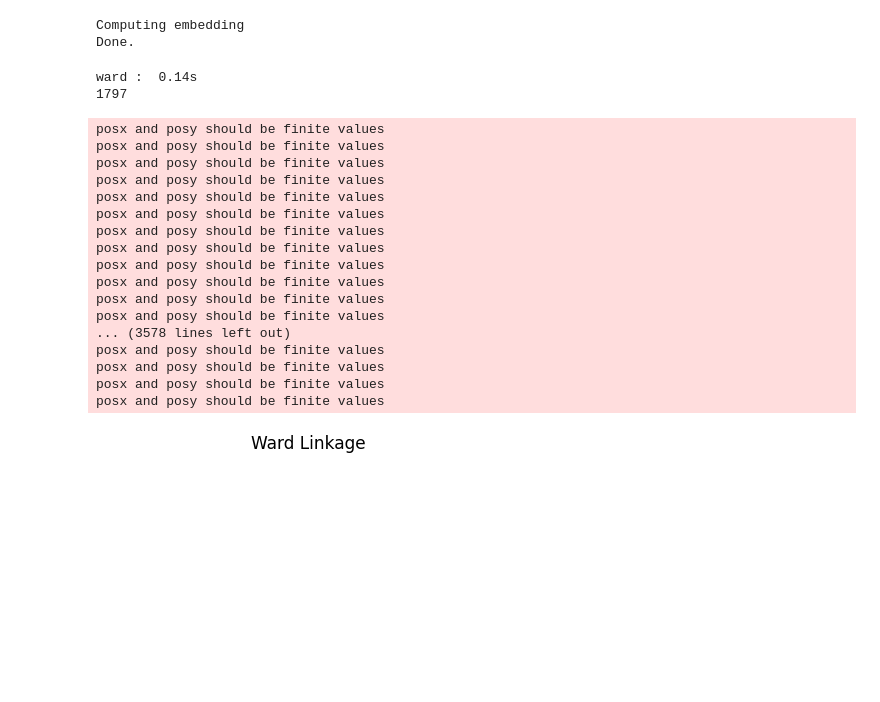
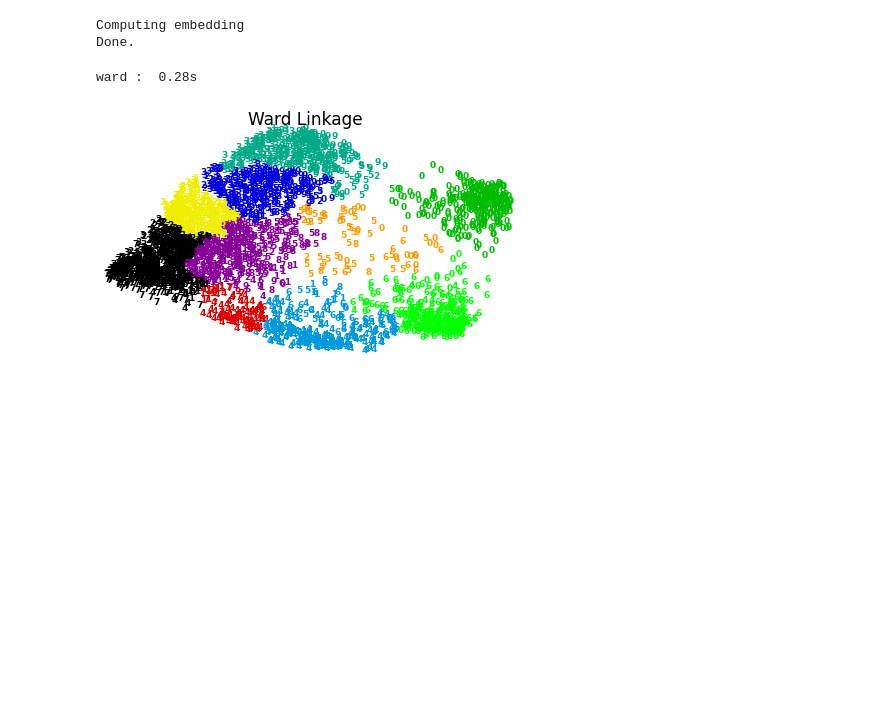
Before and after one commit to Vkothari28/Homework-3-AI, a Jupyter notebook: HW3Q3.ipynb, the cells around one changed output. Drawn from its saved outputs; the diff is of its cells as text; code cells hidden in the pictures; blank space fills up the shorter version.

```diff
--- a/HW3Q3.ipynb
+++ b/HW3Q3.ipynb
@@ -101,5 +77,5 @@ array([[  0,   0,   0,   0, 157,   3,  15,   0,   1,   2],
 # %%
-X, y = load_digits(return_X_y=True)
+X, y = datasets.load_digits(return_X_y=True)
 n_samples, n_features = X.shape
 # %%
 np.random.seed(0)
@@ -134,45 +111,25 @@ def plot_clustering(X_red, labels, title=None):
         plt.title(title, size=17)
     plt.axis("off")
     plt.tight_layout(rect=[0, 0.03, 1, 0.95])
-# %%
-print("Computing embedding")
-X_red = manifold.SpectralEmbedding(n_components=2).fit_transform(X)
-print("Done.")
-# %% [output]
-Computing embedding
-Done.
+# %%
+# 2D embedding of the digits dataset
+print("Computing embedding")
+X_red = manifold.SpectralEmbedding(n_components=2).fit_transform(X)
+print("Done.")
+# %% [output]
+Computing embedding
+Done.
 # %%
 clustering = AgglomerativeClustering(linkage="ward", n_clusters=10)
 t0 = time()
-clustering.fit(X)
+clustering.fit(X_red)
 print("%s :\t%.2fs" % ("ward", time() - t0))
 
-y_predicted = clustering.fit_predict(X)
-print(len(y_predicted))
-
-plot_clustering(X, clustering.labels_, "%s Linkage" % "Ward")
+plot_clustering(X_red, clustering.labels_, "%s Linkage" % "Ward")
 
 plt.show()
 # %% [output]
-ward :  0.14s
-1797
+ward :  0.28s
-posx and posy should be finite values
-posx and posy should be finite values
-posx and posy should be finite values
-posx and posy should be finite values
-posx and posy should be finite values
-posx and posy should be finite values
-posx and posy should be finite values
-posx and posy should be finite values
-posx and posy should be finite values
-posx and posy should be finite values
-posx and posy should be finite values
-posx and posy should be finite values
-... (3578 lines left out)
-posx and posy should be finite values
-posx and posy should be finite values
-posx and posy should be finite values
-posx and posy should be finite values
-[figure, old version]
+[figure, new version]
 # %%
 X, y = load_digits(return_X_y=True)
```
Also changed, not shown: parts of 23 cells of this notebook.
